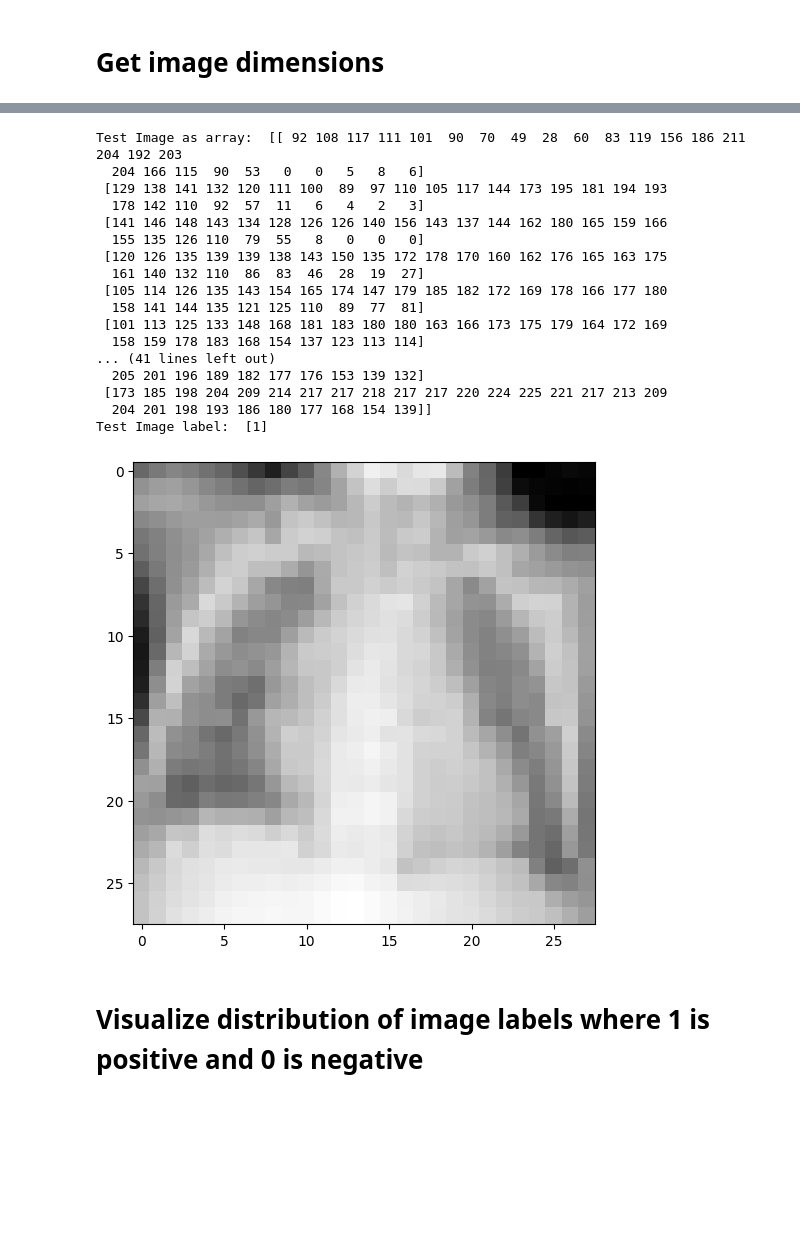
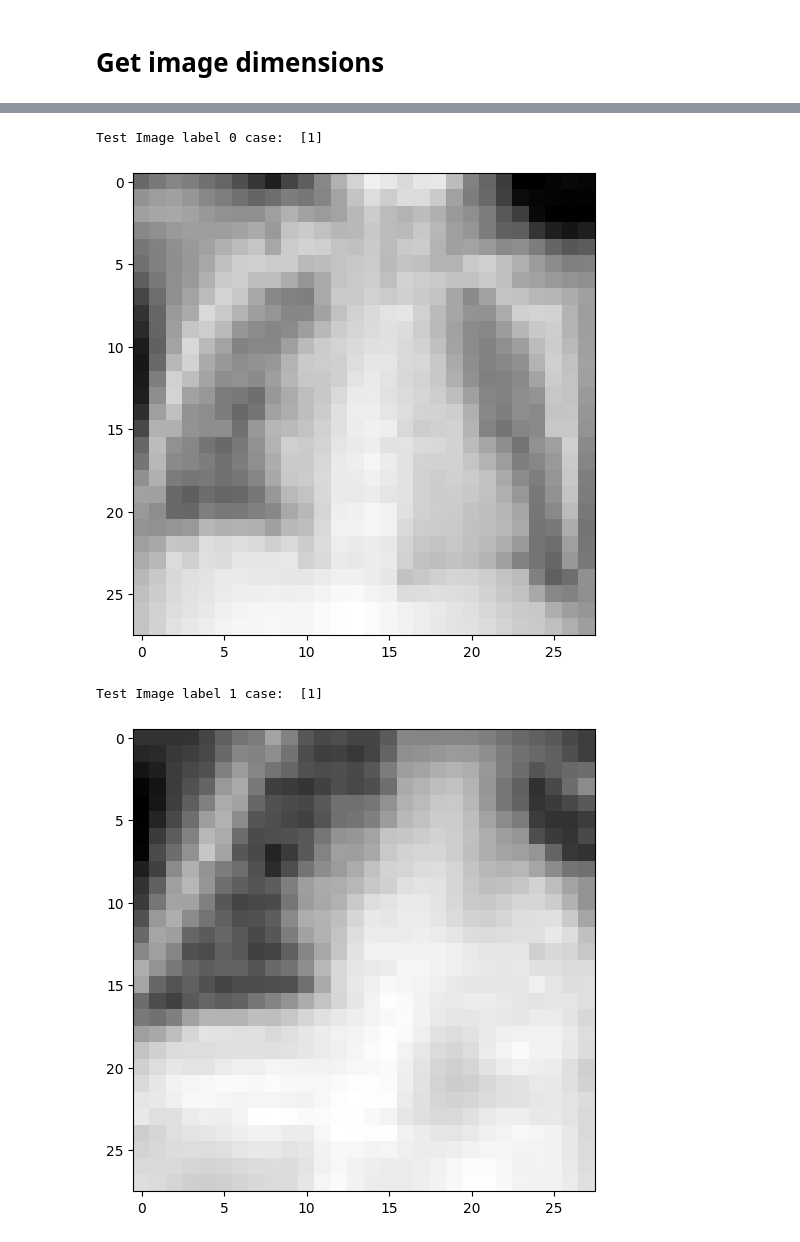
Before and after one commit to sgno28/AML_assignment_23_24, a Jupyter notebook: A/task_a.ipynb, the cells around one changed output, grey strips where cells are left out. Saved outputs shown, nothing was run; the diff lists cells and outputs as text; code cells hidden in the pictures; blank space fills up the shorter version.

```diff
--- a/A/task_a.ipynb
+++ b/A/task_a.ipynb
@@ -60,30 +65,24 @@ val_images_shape:  (524, 1)
 # %%
+# 0 case
 test_image = train_images[0]
 test_image_label = train_labels[0]
-print('Test Image as array: ', test_image)
-print('Test Image label: ', test_image_label)
+# print('Test Image as array: ', test_image)
+print('Test Image label 0 case: ', test_image_label)
 # Visualizing the same image
 plt.figure(figsize=(6, 6))
 plt.imshow(test_image, cmap='gray')
 plt.show()
+
+# 1 case
+test_image_1 = train_images[-1]
+test_image_label_1 = train_labels[-1]
+print('Test Image label 1 case: ', test_image_label_1)
+# Visualizing the same image
+plt.figure(figsize=(6, 6))
+plt.imshow(test_image_1, cmap='gray')
+plt.show()
 # %% [output]
-Test Image as array:  [[ 92 108 117 111 101  90  70  49  28  60  83 119 156 186 211 204 192 203
-  204 166 115  90  53   0   0   5   8   6]
- [129 138 141 132 120 111 100  89  97 110 105 117 144 173 195 181 194 193
-  178 142 110  92  57  11   6   4   2   3]
- [141 146 148 143 134 128 126 126 140 156 143 137 144 162 180 165 159 166
-  155 135 126 110  79  55   8   0   0   0]
- [120 126 135 139 139 138 143 150 135 172 178 170 160 162 176 165 163 175
-  161 140 132 110  86  83  46  28  19  27]
- [105 114 126 135 143 154 165 174 147 179 185 182 172 169 178 166 177 180
-  158 141 144 135 121 125 110  89  77  81]
- [101 113 125 133 148 168 181 183 180 180 163 166 173 175 179 164 172 169
-  158 159 178 183 168 154 137 123 113 114]
-... (41 lines left out)
-  205 201 196 189 182 177 176 153 139 132]
- [173 185 198 204 209 214 217 217 218 217 217 220 224 225 221 217 213 209
-  204 201 198 193 186 180 177 168 154 139]]
-Test Image label:  [1]
+Test Image label 0 case:  [1]
 [figure]
+Test Image label 1 case:  [1]
+[figure, added]
-# %% [markdown]
-# Visualize distribution of image labels where 1 is positive and 0 is negative
```
Also changed, not shown: parts of 19 cells of this notebook, 1 other file.
